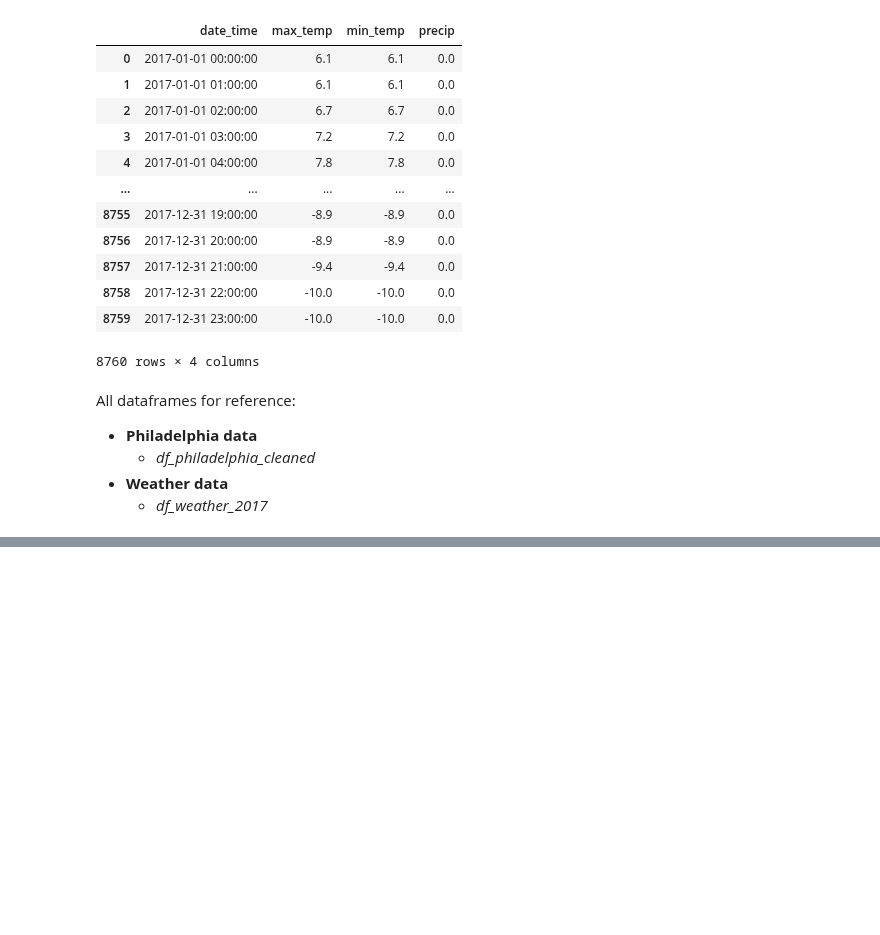
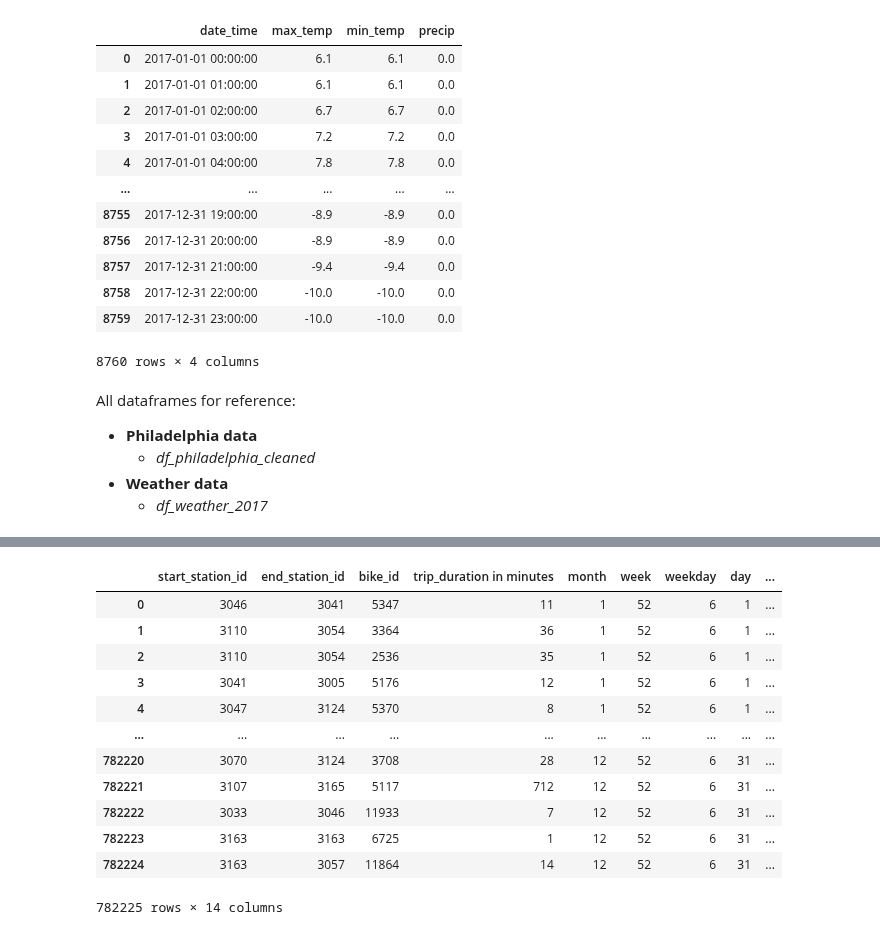
Before and after one commit to yassinehammou27/intentionally_blank, a Jupyter notebook: Team Assignment - Intentionally Blank.ipynb, the cells around one changed output, grey strips where cells are left out. Cells and saved outputs as stored; diff of their text form; code cells hidden in the pictures; blank space fills up the shorter version.

```diff
--- a/Team Assignment - Intentionally Blank.ipynb
+++ b/Team Assignment - Intentionally Blank.ipynb
@@ -284,0 +307,30 @@ All dataframes for reference:
+# %%
+df_phil_clustering = df_philadelphia_cleaned.copy()
+
+df_phil_clustering.loc[:,"end_month"] = df_philadelphia_2017_joined["end_time"].dt.month
+df_phil_clustering.loc[:,"end_week"] = df_philadelphia_2017_joined["end_time"].dt.isocalendar().week
+df_phil_clustering.loc[:,"end_weekday"] = df_philadelphia_2017_joined["end_time"].dt.weekday
+df_phil_clustering.loc[:,"end_day"] = df_philadelphia_2017_joined["end_time"].dt.day
+df_phil_clustering.loc[:,"end_hour"] = df_philadelphia_2017_joined["end_time"].dt.hour
+df_phil_clustering.drop(['start_time', 'end_time', 'start_station_name', 'end_station_name', 'start_lat', 'start_lon', 'end_lat', 'end_lon'], axis=1, inplace=True)
+df_phil_clustering.loc[:, 'trip_duration'] = df_phil_clustering['trip_duration'].dt.seconds / 60
+df_phil_clustering.rename(columns={'trip_duration': 'trip_duration in minutes'}, inplace=True)
+df_phil_clustering['trip_duration in minutes'] = df_phil_clustering['trip_duration in minutes'].astype(int)
+df_phil_clustering.reset_index(inplace=True, drop=True)
+user_type = df_phil_clustering['user_type']
+df_phil_clustering.drop(['user_type'], axis=1, inplace=True)
+df_phil_clustering
+# %% [output]
+|  | start_station_id | end_station_id | bike_id | trip_duration in minutes | month | week | weekday | day | ... |
+| 0 | 3046 | 3041 | 5347 | 11 | 1 | 52 | 6 | 1 | ... |
+| 1 | 3110 | 3054 | 3364 | 36 | 1 | 52 | 6 | 1 | ... |
+| 2 | 3110 | 3054 | 2536 | 35 | 1 | 52 | 6 | 1 | ... |
+| 3 | 3041 | 3005 | 5176 | 12 | 1 | 52 | 6 | 1 | ... |
+| 4 | 3047 | 3124 | 5370 | 8 | 1 | 52 | 6 | 1 | ... |
+| ... | ... | ... | ... | ... | ... | ... | ... | ... | ... |
+| 782220 | 3070 | 3124 | 3708 | 28 | 12 | 52 | 6 | 31 | ... |
+| 782221 | 3107 | 3165 | 5117 | 712 | 12 | 52 | 6 | 31 | ... |
+| 782222 | 3033 | 3046 | 11933 | 7 | 12 | 52 | 6 | 31 | ... |
+| 782223 | 3163 | 3163 | 6725 | 1 | 12 | 52 | 6 | 31 | ... |
+| 782224 | 3163 | 3057 | 11864 | 14 | 12 | 52 | 6 | 31 | ... |
+782225 rows × 14 columns
```
Also changed, not shown: parts of 14 cells of this notebook.
